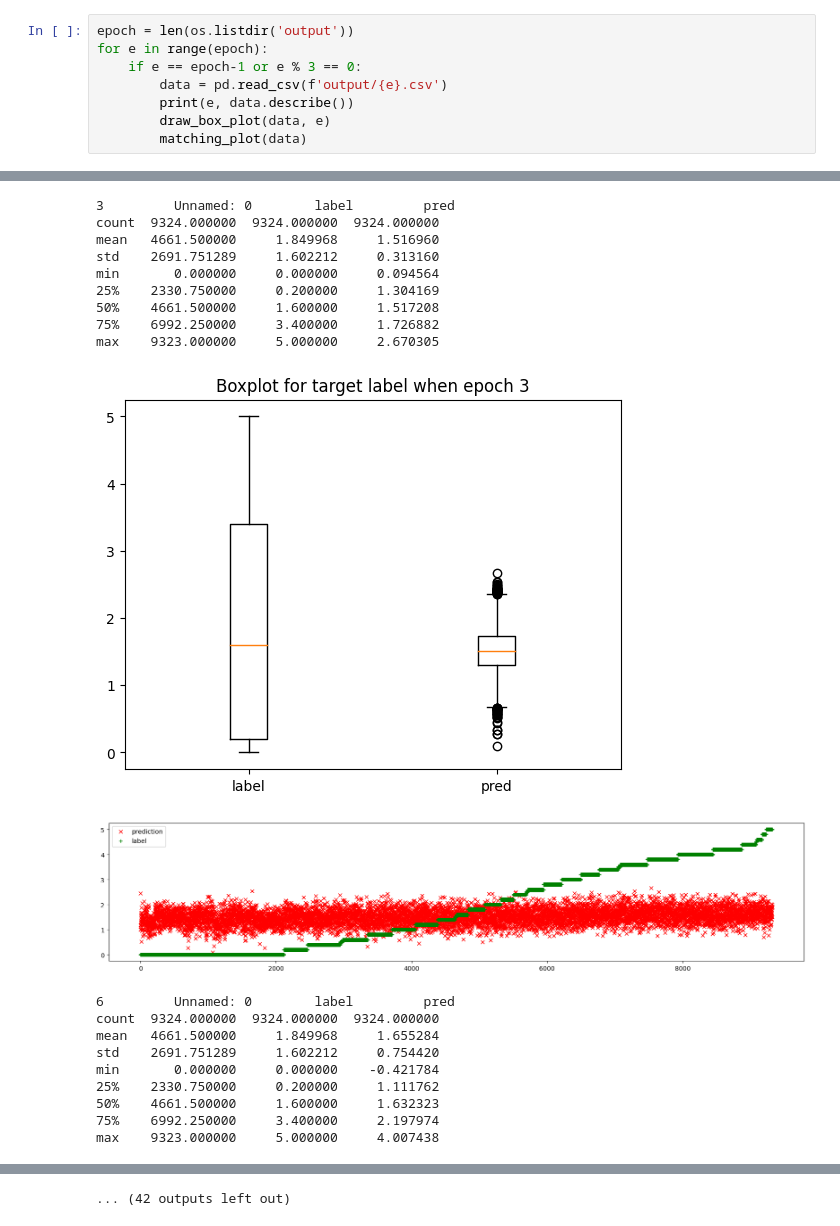
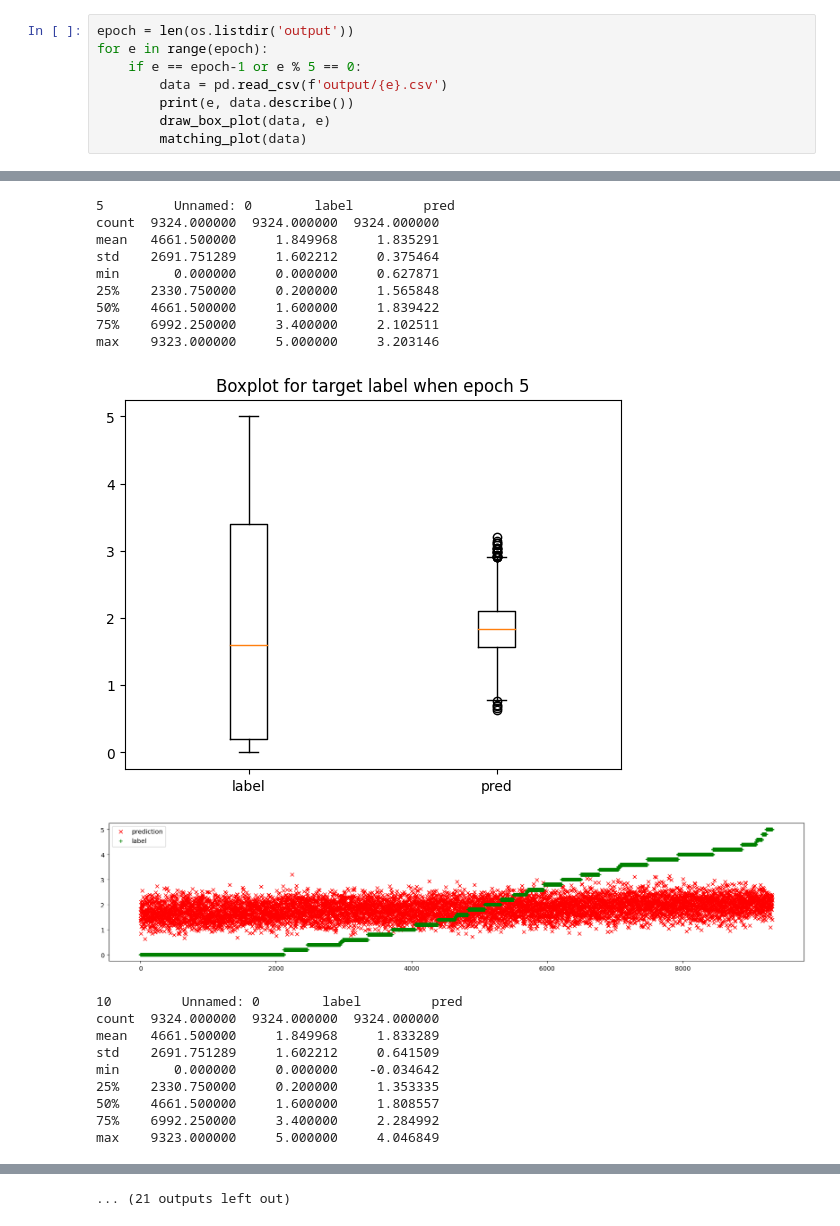
Before and after one commit to boostcampaitech4nlp2/level1_semantictextsimilarity_nlp-level1-nlp-13, a Jupyter notebook: EDA/outputEDA.ipynb, the cells around one changed output, grey strips where cells are left out. Drawn from its saved outputs; the diff is of its cells as text.

```diff
--- a/EDA/outputEDA.ipynb
+++ b/EDA/outputEDA.ipynb
@@ -66,7 +27,7 @@ def matching_plot(df):
 # %%
 epoch = len(os.listdir('output'))
 for e in range(epoch):
-    if e == epoch-1 or e % 3 == 0:
+    if e == epoch-1 or e % 5 == 0:
         data = pd.read_csv(f'output/{e}.csv')
         print(e, data.describe())
         draw_box_plot(data, e)
@@ -86,20 +47,20 @@ max    9323.000000     5.000000     2.150618
-3         Unnamed: 0        label         pred
+5         Unnamed: 0        label         pred
 count  9324.000000  9324.000000  9324.000000
-mean   4661.500000     1.849968     1.516960
-std    2691.751289     1.602212     0.313160
-min       0.000000     0.000000     0.094564
-25%    2330.750000     0.200000     1.304169
-50%    4661.500000     1.600000     1.517208
-75%    6992.250000     3.400000     1.726882
-max    9323.000000     5.000000     2.670305
+mean   4661.500000     1.849968     1.835291
+std    2691.751289     1.602212     0.375464
+min       0.000000     0.000000     0.627871
+25%    2330.750000     0.200000     1.565848
+50%    4661.500000     1.600000     1.839422
+75%    6992.250000     3.400000     2.102511
+max    9323.000000     5.000000     3.203146
-[figure, old version]
+[figure, new version]
-[figure, old version]
+[figure, new version]
-6         Unnamed: 0        label         pred
+10         Unnamed: 0        label         pred
 count  9324.000000  9324.000000  9324.000000
-mean   4661.500000     1.849968     1.655284
-std    2691.751289     1.602212     0.754420
-min       0.000000     0.000000    -0.421784
-25%    2330.750000     0.200000     1.111762
-50%    4661.500000     1.600000     1.632323
-75%    6992.250000     3.400000     2.197974
-max    9323.000000     5.000000     4.007438
+mean   4661.500000     1.849968     1.833289
+std    2691.751289     1.602212     0.641509
+min       0.000000     0.000000    -0.034642
+25%    2330.750000     0.200000     1.353335
+50%    4661.500000     1.600000     1.808557
+75%    6992.250000     3.400000     2.284992
+max    9323.000000     5.000000     4.046849
@@ -119 +80 @@ max    9323.000000     5.000000     4.659244
-... (42 outputs left out)
+... (21 outputs left out)
```
Also changed, not shown: parts of 4 cells of this notebook, 20 other files.
